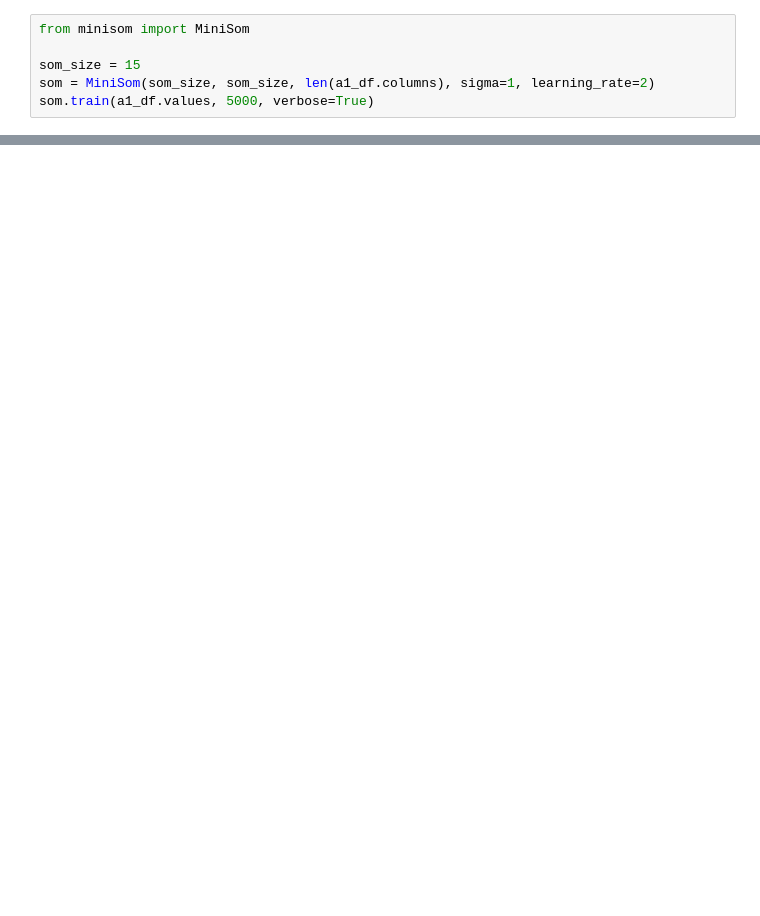
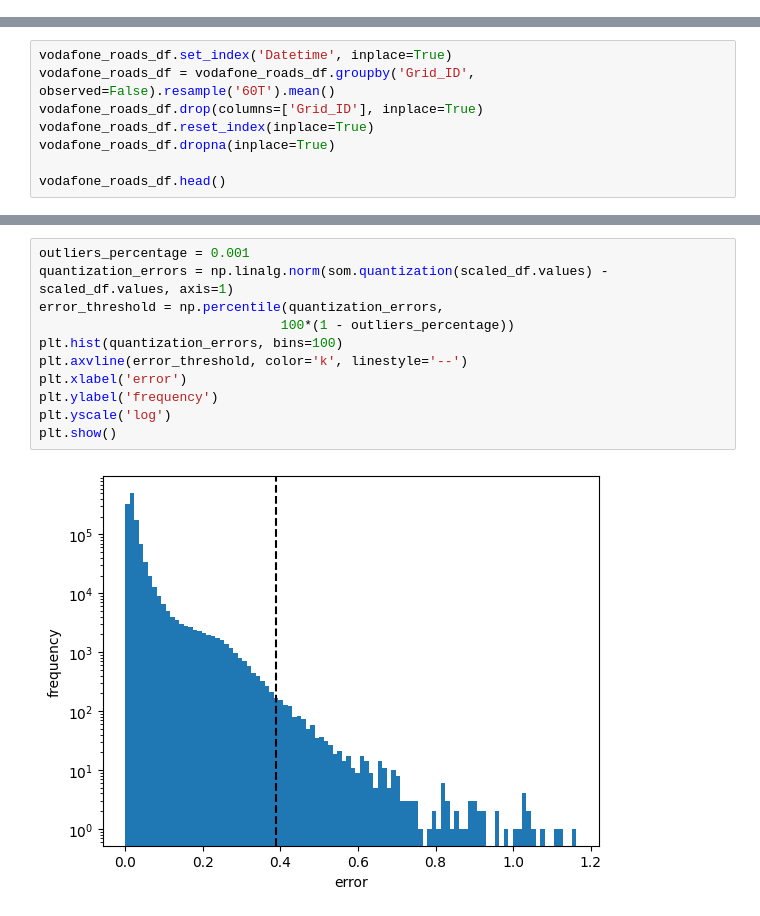
Before and after one commit to RocketFan/traffic-monitoring, a Jupyter notebook: som_traffic_anomalies.ipynb, the cells around one changed output, grey strips where cells are left out. Drawn from its saved outputs; the diff is of its cells as text; blank space fills up the shorter version.

```diff
--- a/som_traffic_anomalies.ipynb
+++ b/som_traffic_anomalies.ipynb
@@ -70,6 +18,0 @@ memory usage: 2.4 MB
-# %%
-from minisom import MiniSom
-
-som_size = 15
-som = MiniSom(som_size, som_size, len(a1_df.columns), sigma=1, learning_rate=2)
-som.train(a1_df.values, 5000, verbose=True)
@@ -78,0 +19,8 @@ som.train(a1_df.values, 5000, verbose=True)
+# %%
+vodafone_roads_df.set_index('Datetime', inplace=True)
+vodafone_roads_df = vodafone_roads_df.groupby('Grid_ID', observed=False).resample('60T').mean()
+vodafone_roads_df.drop(columns=['Grid_ID'], inplace=True)
+vodafone_roads_df.reset_index(inplace=True)
+vodafone_roads_df.dropna(inplace=True)
+
+vodafone_roads_df.head()
@@ -115,0 +170,13 @@ plt.show()
+# %%
+outliers_percentage = 0.001
+quantization_errors = np.linalg.norm(som.quantization(scaled_df.values) - scaled_df.values, axis=1)
+error_threshold = np.percentile(quantization_errors,
+                               100*(1 - outliers_percentage))
+plt.hist(quantization_errors, bins=100)
+plt.axvline(error_threshold, color='k', linestyle='--')
+plt.xlabel('error')
+plt.ylabel('frequency')
+plt.yscale('log')
+plt.show()
+# %% [output]
+[figure, added]
```
Also changed, not shown: parts of 12 cells of this notebook, 1 other file.
